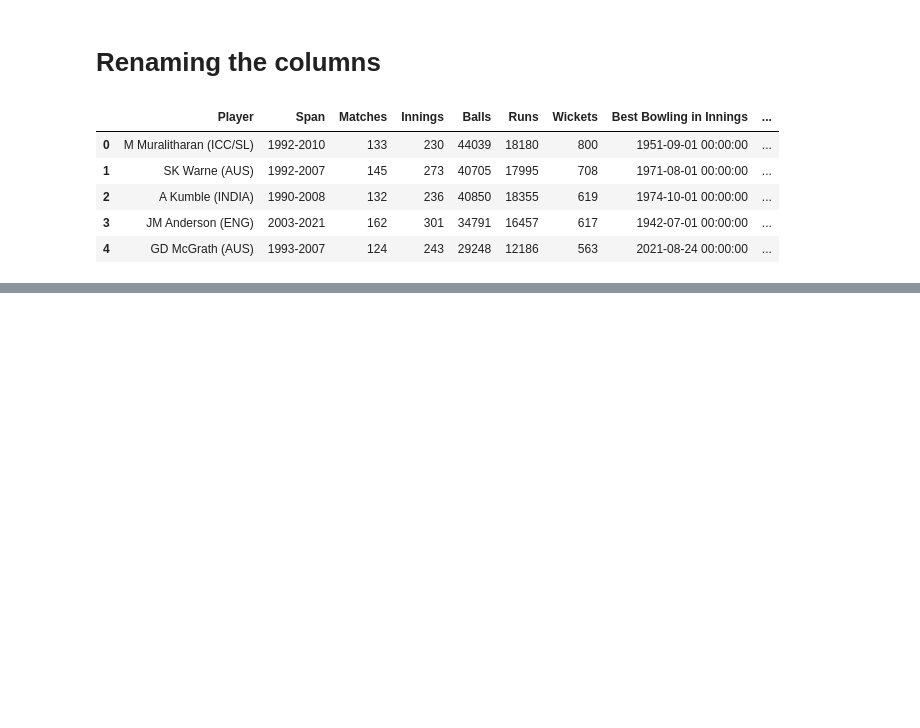
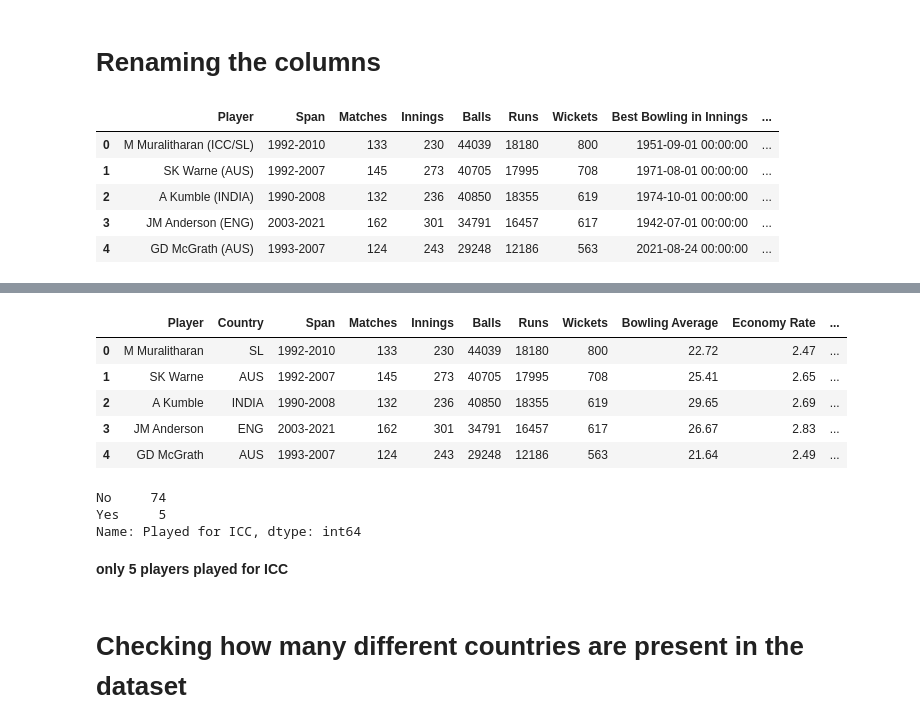
Before and after one commit to Israt055/test_bowlers_analysis, a Jupyter notebook: test_bowlers_analysis.ipynb, the cells around one changed output, grey strips where cells are left out. Saved outputs shown, nothing was run; the diff lists cells and outputs as text; code cells hidden in the pictures; blank space fills up the shorter version.

```diff
--- a/test_bowlers_analysis.ipynb
+++ b/test_bowlers_analysis.ipynb
@@ -233,0 +261,31 @@ df.head()
+# %%
+def ICC(x):
+    if "ICC" in x:
+        return "Yes"
+    else:
+        return "No"
+# %%
+df['Played for ICC'] = df['Country'].apply(ICC)
+
+#display(df.head(10))
+
+# removing "ICC/" from string of country column
+df['Country'] = df['Country'].str.replace("ICC/","", regex=True)
+display(df.head(5))
+# %% [output]
+|  | Player | Country | Span | Matches | Innings | Balls | Runs | Wickets | Bowling Average | Economy Rate | ... |
+| 0 | M Muralitharan | SL | 1992-2010 | 133 | 230 | 44039 | 18180 | 800 | 22.72 | 2.47 | ... |
+| 1 | SK Warne | AUS | 1992-2007 | 145 | 273 | 40705 | 17995 | 708 | 25.41 | 2.65 | ... |
+| 2 | A Kumble | INDIA | 1990-2008 | 132 | 236 | 40850 | 18355 | 619 | 29.65 | 2.69 | ... |
+| 3 | JM Anderson | ENG | 2003-2021 | 162 | 301 | 34791 | 16457 | 617 | 26.67 | 2.83 | ... |
+| 4 | GD McGrath | AUS | 1993-2007 | 124 | 243 | 29248 | 12186 | 563 | 21.64 | 2.49 | ... |
+# %%
+print (df['Played for ICC'].value_counts())
+# %% [output]
+No     74
+Yes     5
+Name: Played for ICC, dtype: int64
+# %% [markdown]
+**only 5 players played for ICC**
+# %% [markdown]
+# Checking how many different countries are present in the dataset
```
Also changed, not shown: parts of 31 cells of this notebook.
